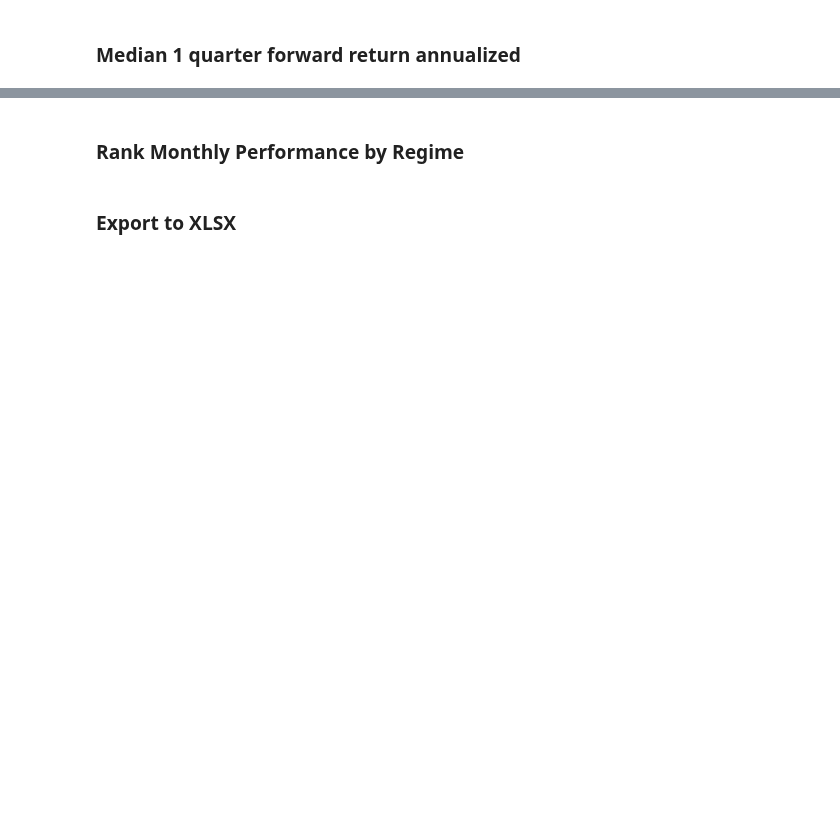
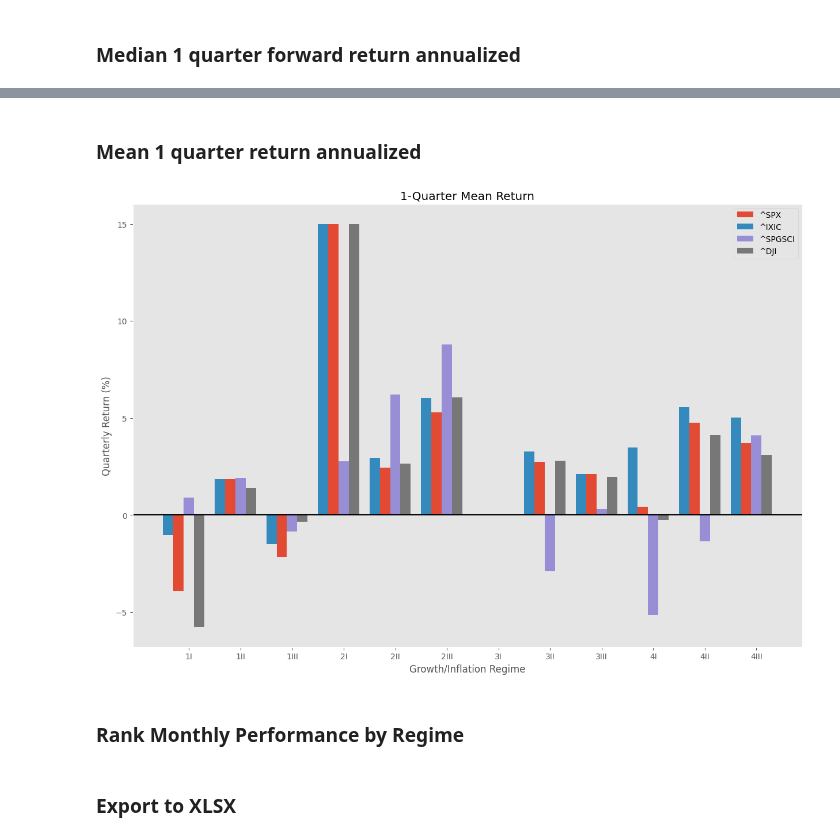
Before and after one commit to PatrickHLewis/Macro-Dashboard, a Jupyter notebook: Macro_Dashboard/Asset_Allocation/Tactical/Business_Cycle_Quarterly.ipynb, the cells around one changed output, grey strips where cells are left out. Saved outputs shown, nothing was run; the diff lists cells and outputs as text; code cells hidden in the pictures; blank space fills up the shorter version.

```diff
--- a/Macro_Dashboard/Asset_Allocation/Tactical/Business_Cycle_Quarterly.ipynb
+++ b/Macro_Dashboard/Asset_Allocation/Tactical/Business_Cycle_Quarterly.ipynb
@@ -280,3 +285,32 @@ plt.show()
+# %% [markdown]
+### Mean 1 quarter return annualized
+# %%
+x1 = np.arange(len(assets_perf_fwd))
+
+y1 = assets_perf.iloc[:,0]
+y2 = assets_perf.iloc[:,1]
+y3 = assets_perf.iloc[:,2]
+y4 = assets_perf.iloc[:,3]
+y5 = assets_perf.iloc[:,4]
+plt.figure(figsize=(15,10))
+width = 0.2
+plt.bar(x1-0.2, y1, width, label = y1.name)
+plt.bar(x1-0.4, y2, width, label = y2.name)
+plt.bar(x1, y3, width, label = y3.name)
+plt.bar(x1+0.2, y4, width, label = y4.name)
+plt.xticks(x1, assets_perf_fwd.index )
+plt.axhline(y = 0, color = 'black')
+plt.xlabel('Growth/Inflation Regime')
+plt.ylabel('Quarterly Return (%)')
+plt.title('1-Quarter Mean Return')
+#plt.plot(y6)
+#plt.plot(y7)
+#plt.plot(y8)
+plt.grid(False)
+plt.legend(labelcolor='black')
+plt.show()
+# %% [output]
+[figure, added]
 # %%
 assets_ret['growth_inflation_regime'] = assets['growth_inflation_regime']
 assets_ret=assets_ret.dropna()
```
Also changed, not shown: parts of 6 cells of this notebook, 4 other files.
